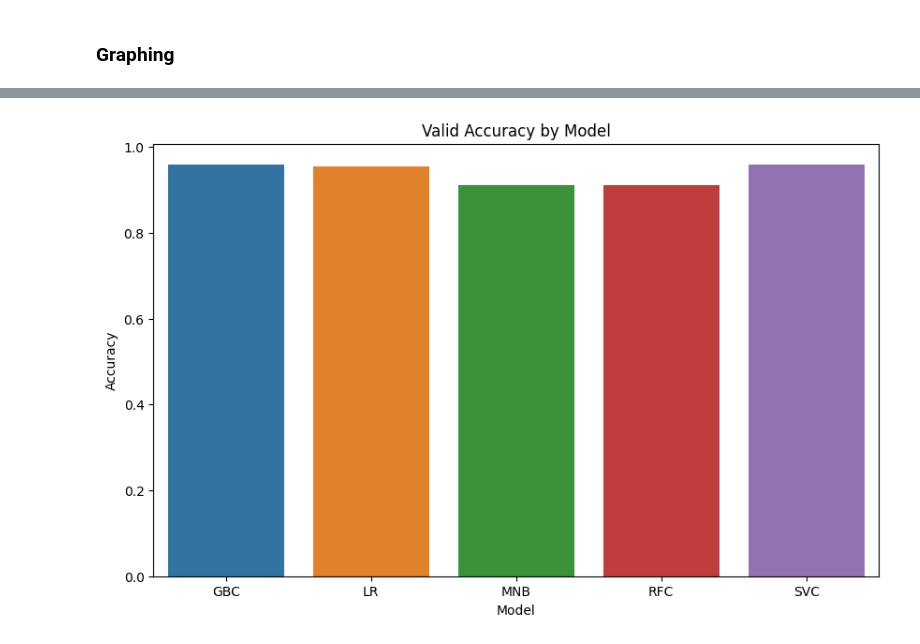
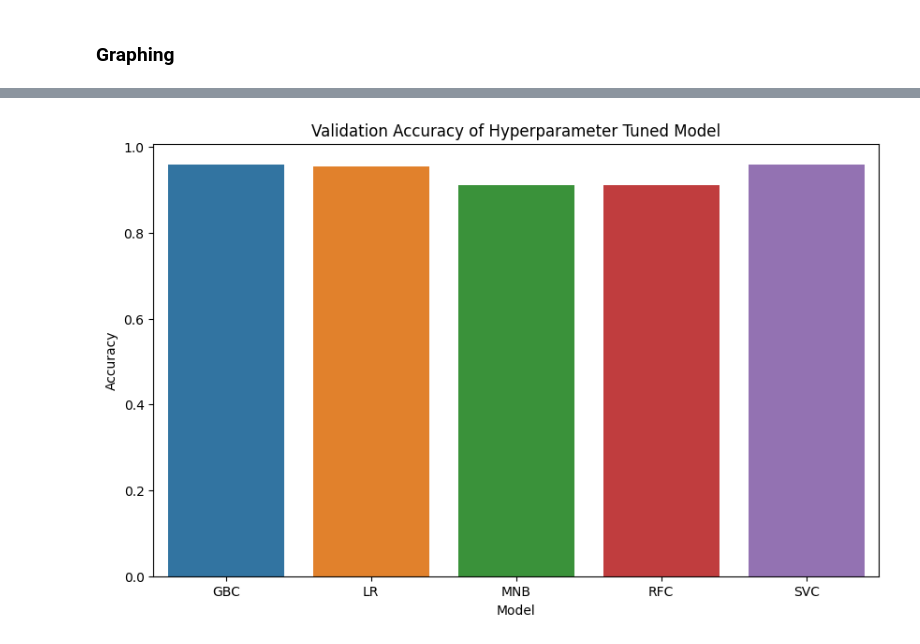
Before and after one commit to kanaishk/Fake-News-Detection, a Jupyter notebook: Result Aggregation.ipynb, the cells around one changed output, grey strips where cells are left out. Saved outputs shown, nothing was run; the diff lists cells and outputs as text; code cells hidden in the pictures.

```diff
--- a/Result Aggregation.ipynb
+++ b/Result Aggregation.ipynb
@@ -317,12 +443,12 @@ plt.close()
 # %%
 plt.figure(figsize=(10, 6))
 sns.barplot(x='Model', y='Accuracy', data=valid_res_df)
-title='Valid Accuracy by Model'
+title='Validation Accuracy of Hyperparameter Tuned Model'
 plt.title(title)
 plt.xlabel('Model')
 plt.ylabel('Accuracy')
 plt.savefig(os.path.join(graph_dir,title+'.png'), bbox_inches='tight')
 plt.show()
 plt.close()
 # %% [output]
-[figure, old version]
+[figure, new version]
```
Also changed, not shown: parts of 17 cells of this notebook, 18 other files.
